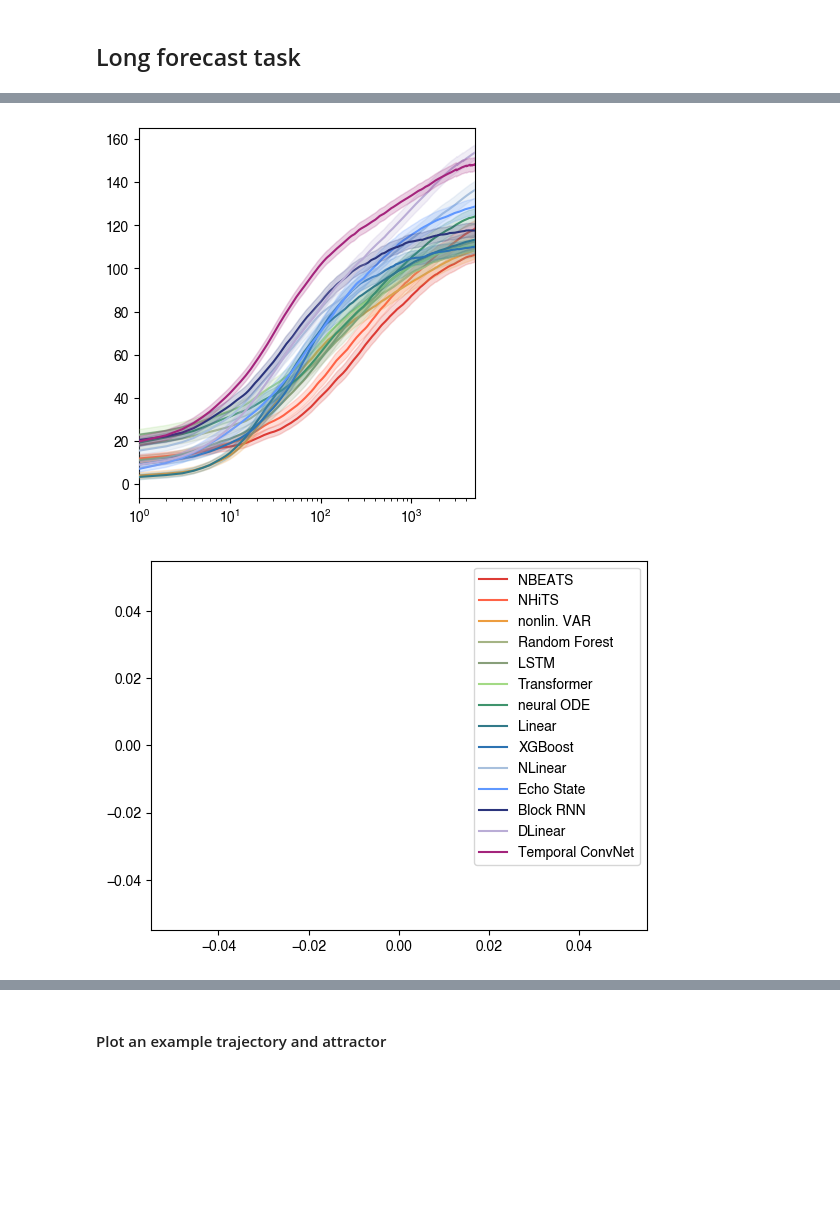
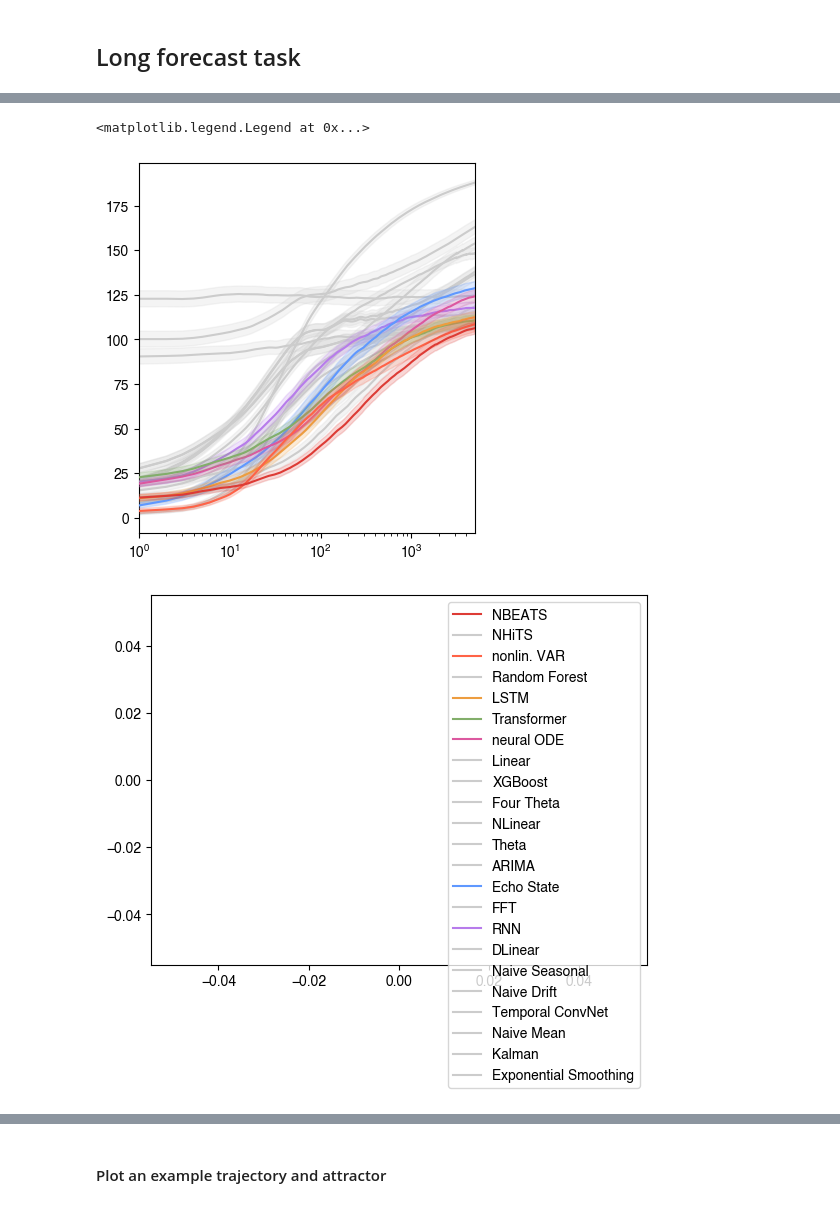
Before and after one commit to williamgilpin/dysts, a Jupyter notebook: benchmarks/figure_forecasting_benchmarks_figures.ipynb, the cells around one changed output, grey strips where cells are left out. Saved outputs shown, nothing was run; the diff lists cells and outputs as text; code cells hidden in the pictures; blank space fills up the shorter version.

```diff
--- a/benchmarks/figure_forecasting_benchmarks_figures.ipynb
+++ b/benchmarks/figure_forecasting_benchmarks_figures.ipynb
@@ -641,17 +650,0 @@ all_results[key] = out
-# %%
-## Load and append echo state network results
-fpath = os.getcwd() + "/results/results_classical_multivariate.json"
-
-## load classical results into dictionary
-with open(fpath, mode='r') as f:
-    all_results_classical = json.load(f)
-
-# all_results_classical = gzip.open(fpath, mode='r').read()
-
-# all_results_classical = json.loads(all_results_classical)
-# for key in all_results.keys():
-#     if key not in all_results_classical.keys():
-#         continue
-#     all_results[key]["ESNModel"] = dict()
-#     all_results[key]["ESNModel"]["prediction"] = all_results_classical[key]["traj_pred"]
-#     all_results[key]["ESNModel"]["smape"] = all_results_classical[key]["smape"]
@@ -765,48 +777,78 @@ all_smape_series_ranked = np.array(all_smape_series_ranked)
 # model_ranking = np.argsort(np.median(all_smape_series_ranked, axis=1))
 model_ranking = all_smape_series_ranked[:, :1000].argsort(axis=0).argsort(axis=0).mean(axis=1).argsort()
 model_names = np.array(model_names)[model_ranking]
-model_names = model_names[:len(pastel_rainbow)]
+# model_names = model_names[:len(pastel_rainbow)]
+# color_dict = dict(zip(model_names, pastel_rainbow))
 
-color_dict = dict(zip(model_names, pastel_rainbow))
+gray_color = np.array([0.8, 0.8, 0.8])
+color_dict = {name : gray_color for name in model_names}
+# color_dict.update(
+#     dict(zip(model_names[:len(color_palette)], color_palette))
+# )
+color_dict["NBEATS"] = color_palette[0]
+color_dict["nonlin. VAR"] = color_palette[1]
+color_dict["LSTM"] = color_palette[2]
+color_dict["Transformer"] = dg.darker(color_palette[3], 0.2)
+color_dict["neural ODE"] = color_palette[-1]
+color_dict["Echo State"] = color_palette[6]
+color_dict["RNN"] = color_palette[-3]
+# color_dict["XGBoost"] = color_palette[7]
+# color_dict["Exponential Smoothing"] = color_palette[-3]
+
+
+# cmap = plt.cm.get_cmap('rainbow_r', 256)
+# cmap = plt.cm.get_cmap('Set2', 256)
+# color_palette = cmap(np.linspace(0, 1, len(model_names)))
+# color_dict = dict(zip(model_names, color_palette))
 
 ## Plot all models mean and errors
 i = 0
-for model_name in model_names:
+for model_name in model_names[::-1]:
+    color = color_dict[model_name]
+
+    ## Plot gray models behind colored models
+    if np.all(color == gray_color):
+        zorder_shift = -100
+    else:
+        zorder_shift = 0
+
     plt.fill_between(
         np.arange(all_smape_series[model_name]["mean"].shape[0]),
         all_smape_series[model_name]["mean"] - all_smape_series[model_name]["stderr"],
         all_smape_series[model_name]["mean"] + all_smape_series[model_name]["stderr"],
-        color=color_dict[model_name],
+        color=color,
         alpha=0.2,
-        zorder=i
+        zorder=i + zorder_shift
     )
-    plt.semilogx(all_smape_series[model_name]["mean"], color=color_dict[model_name], zorder=i+1)
+    plt.semilogx(all_smape_series[model_name]["mean"], color=color, zorder=i+1 + zorder_shift)
     i += 2
 
 ## Square aspect ratio with logaritmic x-axis
 plt.gca().set_aspect(1 / plt.gca().get_data_ratio(), adjustable='box')
 plt.gca().set_xscale("log")
 ## tight xlim bounds to avoid white space
 plt.xlim(1, all_smape_series[model_name]["mean"].shape[0])
-dg.better_savefig(FIGPATH + "forecast_length.png", dpi=450)
+# dg.better_savefig(FIGPATH + "forecast_length.png", dpi=450)
+
 
 
 # ## Square aspect ratio with logaritmic x-axis
 # plt.gca().set_aspect(1/2.0 / plt.gca().get_data_ratio(), adjustable='box')
 # plt.gca().set_xscale("log")
 # ## tight xlim bounds to avoid white space
 # plt.xlim(1, all_smape_series[model_name]["mean"].shape[0])
 # dg.better_savefig(FIGPATH + "forecast_lengths_long.png", dpi=450)
 
 ## make a separate legend for the fill_between
 plt.figure()
 for model_name in model_names:
     plt.plot([], color=color_dict[model_name], label=model_name)
 plt.legend()
-dg.better_savefig(FIGPATH + "forecast_lengths_legend.png", dpi=450, dryrun=NOSAVEFIG)
+# dg.better_savefig(FIGPATH + "forecast_lengths_legend.png", dpi=450, dryrun=NOSAVEFIG)
 # %% [output]
+<matplotlib.legend.Legend at 0x...>
-[figure, old version]
+[figure, new version]
-[figure, old version]
+[figure, new version]
 # %%
 ## Plot in lyapunov time units
 ## degrees of freedom
```
Also changed, not shown: parts of 32 cells of this notebook, 2 other files.
